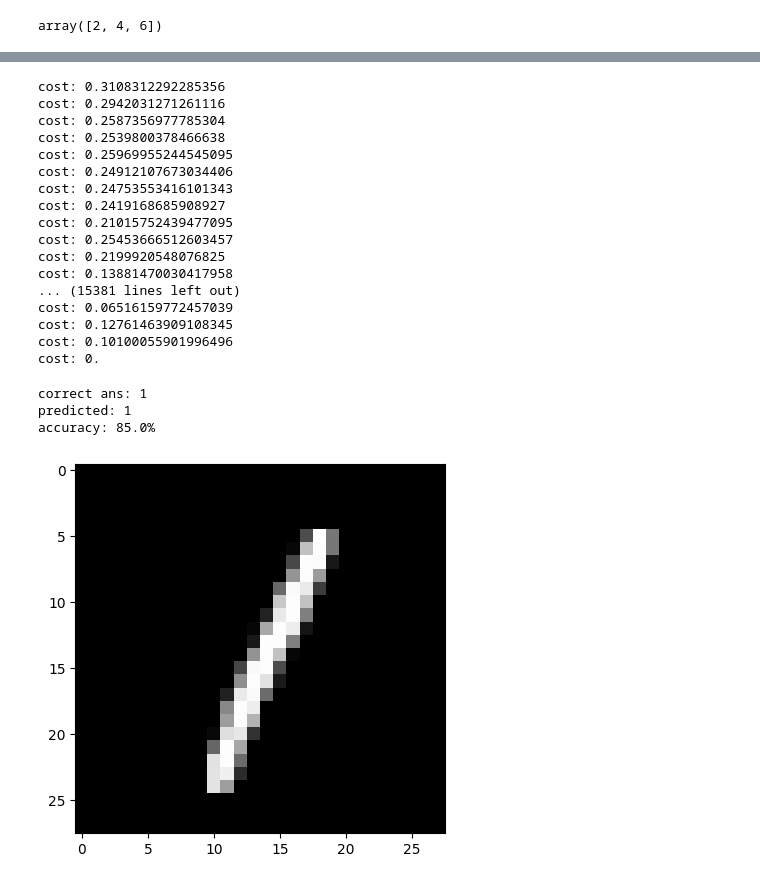
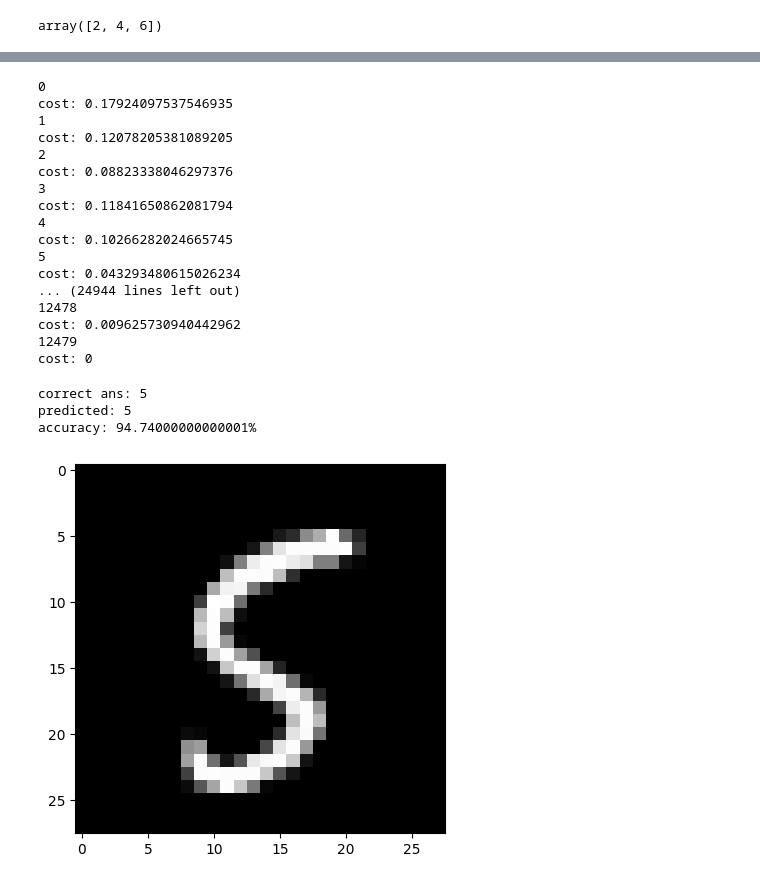
Before and after one commit to AryaVatsa/DS-Tryouts-personal, a Jupyter notebook: NewImplementation.ipynb, the cells around one changed output, grey strips where cells are left out. Saved outputs shown, nothing was run; the diff lists cells and outputs as text; code cells hidden in the pictures.

Commit message:
improved testing and training separation added comments

```diff
--- a/NewImplementation.ipynb
+++ b/NewImplementation.ipynb
@@ -56,3 +61,14 @@ correct ans: 2
 TrainingData[1, :].shape
 # %% [output]
 (784,)
+# %%
+# separate training and test data by indexes
+testNum = 6000
+allIndex = list(range(0,42000))
+trainIndex = []
+for i in range(0, 42000 - testNum):
+    x = random.randint(0, len(allIndex) - 1)
+    trainIndex.append(allIndex[x])
+    allIndex.pop(x)
+testIndex = allIndex
+print(len(testIndex))
@@ -67,10 +85,10 @@ y.shape
 (1, 3)
 # %%
 inputNumber = 784
-Hidden1NeuronCount = 20
-Hidden2NeuronCount = 20
+Hidden1NeuronCount = 110
+Hidden2NeuronCount = 110
 outputCount = 10
-learningRate = 0.01
+learningRate = 0.1
 
 # all weights from each row will lead to same neuron of the next layer
 # all weights from same column will act on same neuron of current layer
@@ -114,7 +132,8 @@ def softmax(x):
     return np.exp(x) / np.sum(np.exp(x))
 
 def test():
-    randomTest = random.randint(0,42000-1)
+    # single test
+    randomTest = testIndex[random.randint(0, testNum-1)] # only uses testdata for testing dont use data that will be iused in raining
     prams = forwardProp(randomTest, weights1, weights2, weights3, biases1, biases2, biases3)
     modelAns, hidden1, hidden2, finallayer, UnactivatedHidden1, UnativatedHidden2, UnactivatedFinalLayer, data = prams
     ans = finallayer
@@ -124,10 +143,11 @@ def test():
     return ans
 
 def testMany(n):
+    # test a bunch for accuracy calculations
     correct = 0
     wrong = 0
     for i in range(0, n):
-        randomTest = random.randint(0,42000-1)
+        randomTest = testIndex[random.randint(0, testNum-1)] # only uses testdata for testing dont use data that will be iused in raining
         finallayer = forwardProp(randomTest, weights1, weights2, weights3, biases1, biases2, biases3)[3]
         ans = softmax(finallayer)
         pred = ans.argmax()
@@ -235,29 +258,32 @@ cost: 0.2981870318874714
 # %%
-for i in range(42000):
+# train of some data
+for i in range(42000 - testNum):
+    print(i)
+    x = trainIndex[i] # dont train on testdata
     backProp(forwardProp(i, weights1, weights2, weights3, biases1, biases2, biases3))
 # %% [output]
-cost: 0.3108312292285356
-cost: 0.2942031271261116
-cost: 0.2587356977785304
-cost: 0.2539800378466638
-cost: 0.25969955244545095
-cost: 0.24912107673034406
-cost: 0.24753553416101343
-cost: 0.2419168685908927
-cost: 0.21015752439477095
-cost: 0.25453666512603457
-cost: 0.2199920548076825
-cost: 0.13881470030417958
-... (15381 lines left out)
-cost: 0.06516159772457039
-cost: 0.12761463909108345
-cost: 0.10100055901996496
-cost: 0.
+0
+cost: 0.17924097537546935
+1
+cost: 0.12078205381089205
+2
+cost: 0.08823338046297376
+3
+cost: 0.11841650862081794
+4
+cost: 0.10266282024665745
+5
+cost: 0.043293480615026234
+... (24944 lines left out)
+12478
+cost: 0.009625730940442962
+12479
+cost: 0
-# %%
-test()
-testMany(100)
-# %% [output]
-correct ans: 1
-predicted: 1
-accuracy: 85.0%
-[figure, removed]
+# %%
+test() # do one to visualise
+testMany(5000) # do many for accuracy calculation (separate into different cells later in case want to test 1 multiple times just to see)
+# %% [output]
+correct ans: 5
+predicted: 5
+accuracy: 94.74000000000001%
+[figure, added]
```
Also changed, not shown: parts of 8 cells of this notebook.
